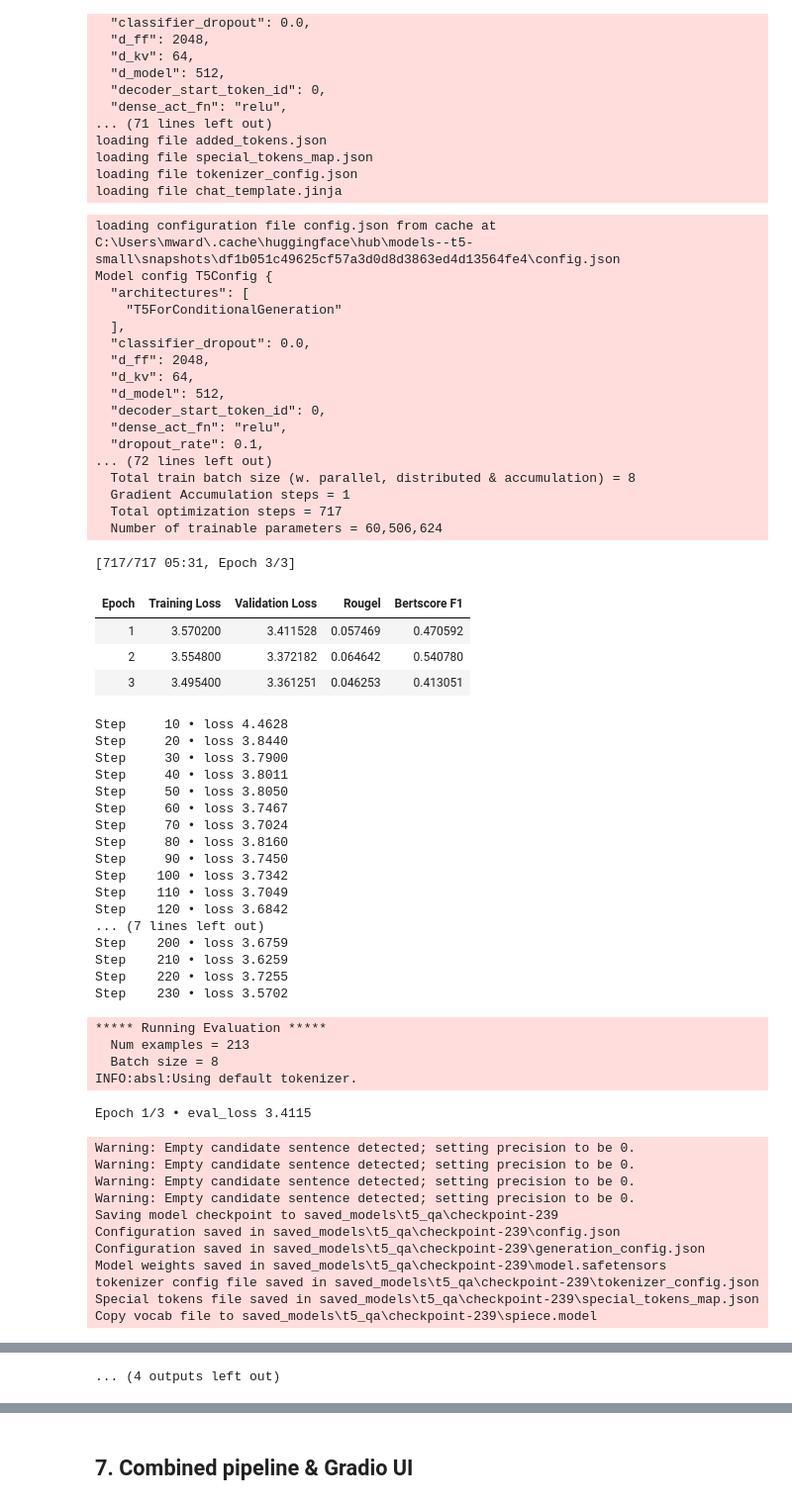
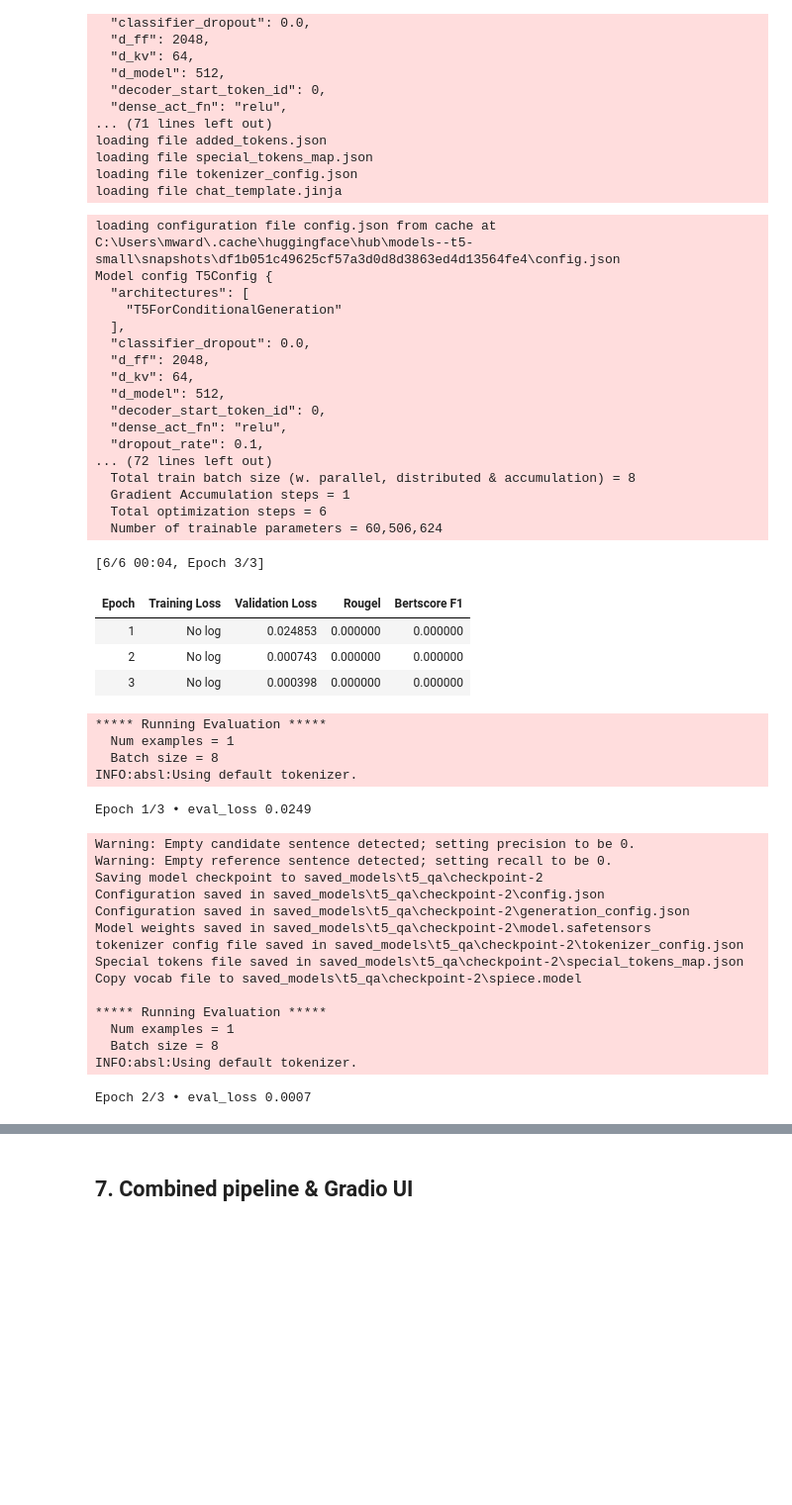
Before and after one commit to mward2020/Project_3, a Jupyter notebook: mental_health_chatbot_happy_brain.ipynb, the cells around one changed output, grey strips where cells are left out. Shown: that part at 99% size. Saved outputs shown, nothing was run; the diff lists cells and outputs as text; code cells hidden in the pictures; blank space fills up the shorter version.

```diff
--- a/mental_health_chatbot_happy_brain.ipynb
+++ b/mental_health_chatbot_happy_brain.ipynb
@@ -155,7 +153,7 @@ class StepPrinter(TrainerCallback):
 # Toggle individual CSVs and provide their column mapping
 # Format: name: (enabled, path, question_col, answer_col)
 DATASETS = {
-    "ds1": (True,  "./data/ds1_transformed_mental_health_chatbot_dataset.csv",  "question", "answer"),
+    "ds1": (False,  "./data/ds1_transformed_mental_health_chatbot_dataset.csv",  "question", "answer"),
     "ds2": (False,  "./data/ds2_transformed_mental_health_chatbot.csv",         "question", "answer"),
     "ds3": (False,  "./data/ds3_mental_health_faq_cleaned.csv",                 "Question", "Answer"),
     "ds4": (False,  "./data/ds4_mental_health_chatbot_dataset_merged_modes.csv","prompt",   "response"),
@@ -815,9 +879,12 @@ qa_collator = DataCollatorForSeq2Seq(
 # %%
 # Build QA pairs: "question: <text>" -> answer
 def build_qa_pairs(example):
-    example["input_text"]  = "question: " + example["question"]
-    example["target_text"] = example["answer"]
+    question = example.get("question") or example.get("text") or ""
+    answer = example.get("answer") or example.get("response") or ""
+    example["input_text"] = "question: " + question
+    example["target_text"] = answer
     return example
+
 
 qa_train = train_ds.map(build_qa_pairs)
 qa_test  = test_ds.map(build_qa_pairs)
@@ -862,68 +929,55 @@ trainer_qa = Seq2SeqTrainer(
     compute_metrics=compute_resp_metrics,
     callbacks=[StepPrinter],
 )
 
 # Uncomment to train
 trainer_qa.train()
 
 qa_model.save_pretrained(SAVE_ROOT/"t5_qa")
 tokenizer_t5.save_pretrained(SAVE_ROOT/"t5_qa")
 callbacks=[StepPrinter]
 trainer_qa.save_model()
 tokenizer_t5.save_pretrained(qa_args.output_dir)
 # %% [output]
 loading configuration file config.json from cache at C:\Users\mward\.cache\huggingface\hub\models--t5-small\snapshots\df1b051c49625cf57a3d0d8d3863ed4d13564fe4\config.json
 Model config T5Config {
   "architectures": [
     "T5ForConditionalGeneration"
   ],
   "classifier_dropout": 0.0,
   "d_ff": 2048,
   "d_kv": 64,
   "d_model": 512,
   "decoder_start_token_id": 0,
   "dense_act_fn": "relu",
   "dropout_rate": 0.1,
 ... (72 lines left out)
   Total train batch size (w. parallel, distributed & accumulation) = 8
   Gradient Accumulation steps = 1
-  Total optimization steps = 717
+  Total optimization steps = 6
   Number of trainable parameters = 60,506,624
-[717/717 05:31, Epoch 3/3]
+[6/6 00:04, Epoch 3/3]
 | Epoch | Training Loss | Validation Loss | Rougel | Bertscore F1 |
-| 1 | 3.570200 | 3.411528 | 0.057469 | 0.470592 |
-| 2 | 3.554800 | 3.372182 | 0.064642 | 0.540780 |
-| 3 | 3.495400 | 3.361251 | 0.046253 | 0.413051 |
+| 1 | No log | 0.024853 | 0.000000 | 0.000000 |
+| 2 | No log | 0.000743 | 0.000000 | 0.000000 |
+| 3 | No log | 0.000398 | 0.000000 | 0.000000 |
-Step     10 • loss 4.4628
-Step     20 • loss 3.8440
-Step     30 • loss 3.7900
-Step     40 • loss 3.8011
-Step     50 • loss 3.8050
-Step     60 • loss 3.7467
-Step     70 • loss 3.7024
-Step     80 • loss 3.8160
-Step     90 • loss 3.7450
-Step    100 • loss 3.7342
-Step    110 • loss 3.7049
-Step    120 • loss 3.6842
-... (7 lines left out)
-Step    200 • loss 3.6759
-Step    210 • loss 3.6259
-Step    220 • loss 3.7255
-Step    230 • loss 3.5702
+***** Running Evaluation *****
+  Num examples = 1
+  Batch size = 8
+INFO:absl:Using default tokenizer.
-***** Running Evaluation *****
-  Num examples = 213
-  Batch size = 8
-INFO:absl:Using default tokenizer.
+Epoch 1/3 • eval_loss 0.0249
-Epoch 1/3 • eval_loss 3.4115
+Warning: Empty candidate sentence detected; setting precision to be 0.
+Warning: Empty reference sentence detected; setting recall to be 0.
+Saving model checkpoint to saved_models\t5_qa\checkpoint-2
+Configuration saved in saved_models\t5_qa\checkpoint-2\config.json
+Configuration saved in saved_models\t5_qa\checkpoint-2\generation_config.json
+Model weights saved in saved_models\t5_qa\checkpoint-2\model.safetensors
+tokenizer config file saved in saved_models\t5_qa\checkpoint-2\tokenizer_config.json
+Special tokens file saved in saved_models\t5_qa\checkpoint-2\special_tokens_map.json
+Copy vocab file to saved_models\t5_qa\checkpoint-2\spiece.model
+
+***** Running Evaluation *****
+  Num examples = 1
+  Batch size = 8
+INFO:absl:Using default tokenizer.
-Warning: Empty candidate sentence detected; setting precision to be 0.
-Warning: Empty candidate sentence detected; setting precision to be 0.
-Warning: Empty candidate sentence detected; setting precision to be 0.
-Warning: Empty candidate sentence detected; setting precision to be 0.
-Saving model checkpoint to saved_models\t5_qa\checkpoint-239
-Configuration saved in saved_models\t5_qa\checkpoint-239\config.json
-Configuration saved in saved_models\t5_qa\checkpoint-239\generation_config.json
-Model weights saved in saved_models\t5_qa\checkpoint-239\model.safetensors
-tokenizer config file saved in saved_models\t5_qa\checkpoint-239\tokenizer_config.json
-Special tokens file saved in saved_models\t5_qa\checkpoint-239\special_tokens_map.json
-Copy vocab file to saved_models\t5_qa\checkpoint-239\spiece.model
+Epoch 2/3 • eval_loss 0.0007
@@ -980,4 +1024,3 @@ Step    710 • loss 3.4954
-... (4 outputs left out)
 # %%
 
 root = Path("./saved_models")
```
Also changed, not shown: parts of 10 cells of this notebook, 2 other files.
